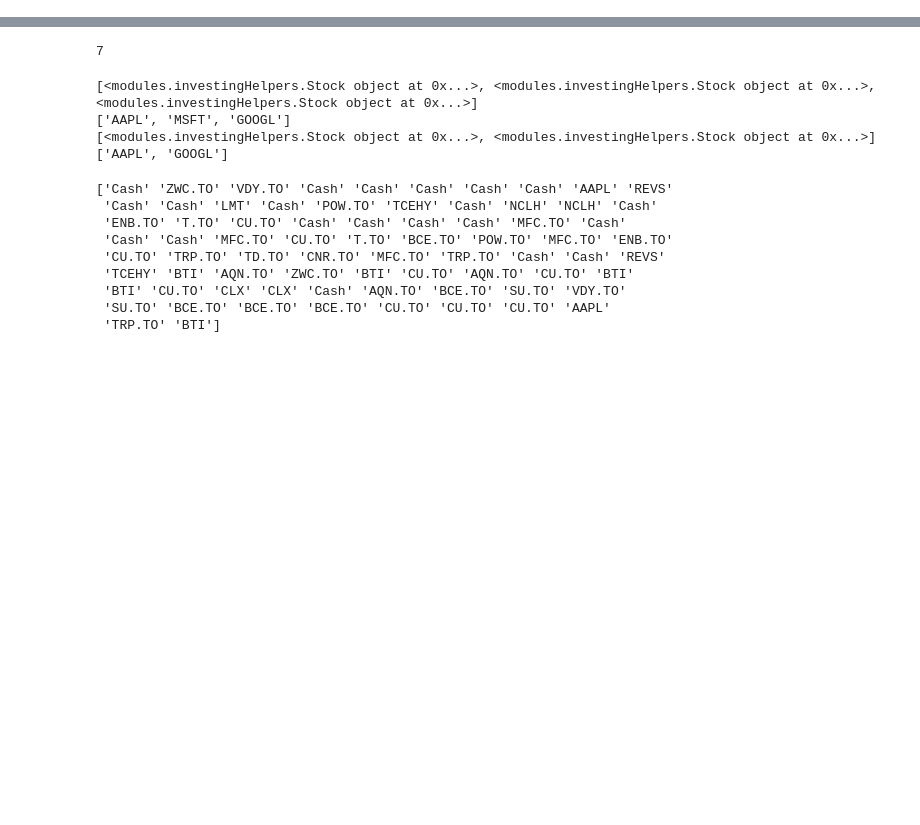
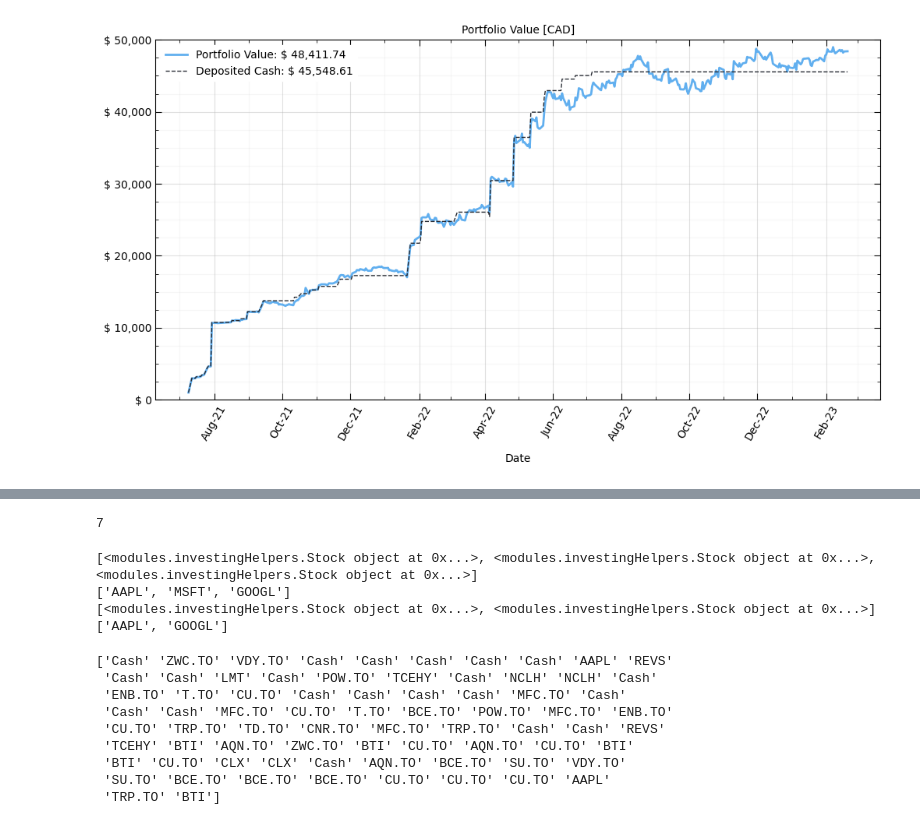
Before and after one commit to JakubStacho/portfolio-tracker, a Jupyter notebook: testNB.ipynb, the cells around one changed output, grey strips where cells are left out. Cells and saved outputs as stored; diff of their text form; code cells hidden in the pictures; blank space fills up the shorter version.

```diff
--- a/testNB.ipynb
+++ b/testNB.ipynb
@@ -26,0 +85,66 @@ KeyError: datetime.datetime(2021, 7, 9, 0, 0)
+# %%
+plot_colours = {'black':  '#282c34',
+                'green':  '#98c379',
+                'red':    '#e06c75',
+                'yellow': '#e5c07b',
+                'blue':   '#61afef',
+                'purple': '#c678dd',
+                'cyan':   '#56b6c2'}
+
+# -----------------------------------------------------------------------------------
+# Plot portfolio value over time
+
+# Plotting parameters
+y_min = 0
+y_max = 50000
+#y_ticks = np.linspace(y_min, y_max, int(((y_max-y_min)/10)+1))
+
+fig, ax = plt.subplots(figsize=(12, 6))
+
+# Plot
+ax.plot(myPortfolio.dates, myPortfolio.value_history, '-', color=plot_colours['blue'], linewidth=2,
+        label='Portfolio Value: $ {:,.2f}'.format(myPortfolio.value_history[-1]))
+
+cumulative_deposits = np.cumsum(myPortfolio.deposit_history)
+ax.plot(myPortfolio.dates, cumulative_deposits, '--', color=plot_colours['black'], linewidth=1,
+        label='Deposited Cash: $ {:,.2f}'.format(cumulative_deposits[-1]))
+
+# Format plot
+plt.title('Portfolio Value [CAD]', fontsize=10)
+plt.xlabel('Date',fontsize=10, labelpad=10)
+#plt.ylabel('Portfolio Value [CAD]', fontsize=10, labelpad=10)
+
+ax.xaxis.set_major_formatter(mdates.DateFormatter('%b-%y'))
+#ax.yaxis.set_major_formatter('$ {x:1.0f} K')
+ax.yaxis.set_major_formatter('$ {x:1,.0f}')
+
+plt.xticks(rotation = 60)
+#plt.yticks(y_ticks)
+
+# https://www.earthdatascience.org/courses/use-data-open-source-python/use-time-series-data-in-python/date-time-types-in-pandas-python/customize-dates-matplotlib-plots-python/
+
+#ax.xaxis.set_minor_locator(MonthLocator(bymonthday=[10,20], interval = 1))
+ax.xaxis.set_major_locator(mdates.MonthLocator(interval=2))
+ax.xaxis.set_minor_locator(mdates.MonthLocator(interval=1))
+#ax.xaxis.set_minor_locator(AutoMinorLocator(4))
+
+ax.yaxis.set_minor_locator(AutoMinorLocator(4))
+
+ax.tick_params(bottom=True, top=True, left=True, right=True)
+ax.tick_params(axis='both', which='both', top=True, bottom=True,
+               left=True, right=True, labelsize=10, length=6, direction='in')
+ax.tick_params(axis='both', which='minor', top=True, bottom=True,
+               left=True, right=True, length=3, direction='in')
+
+plt.ylim([0,y_max])
+
+plt.grid(which='major', alpha=0.4)
+plt.grid(which='minor', alpha=0.1)
+plt.tick_params(axis='both',labelsize=10)
+
+legend = plt.legend(fontsize=10, loc='upper left', frameon=True, framealpha=1)
+legend.get_frame().set_color('white')
+
+plt.show()
+# %% [output]
+[figure, added]
```
Also changed, not shown: parts of 11 cells of this notebook, 5 other files.
